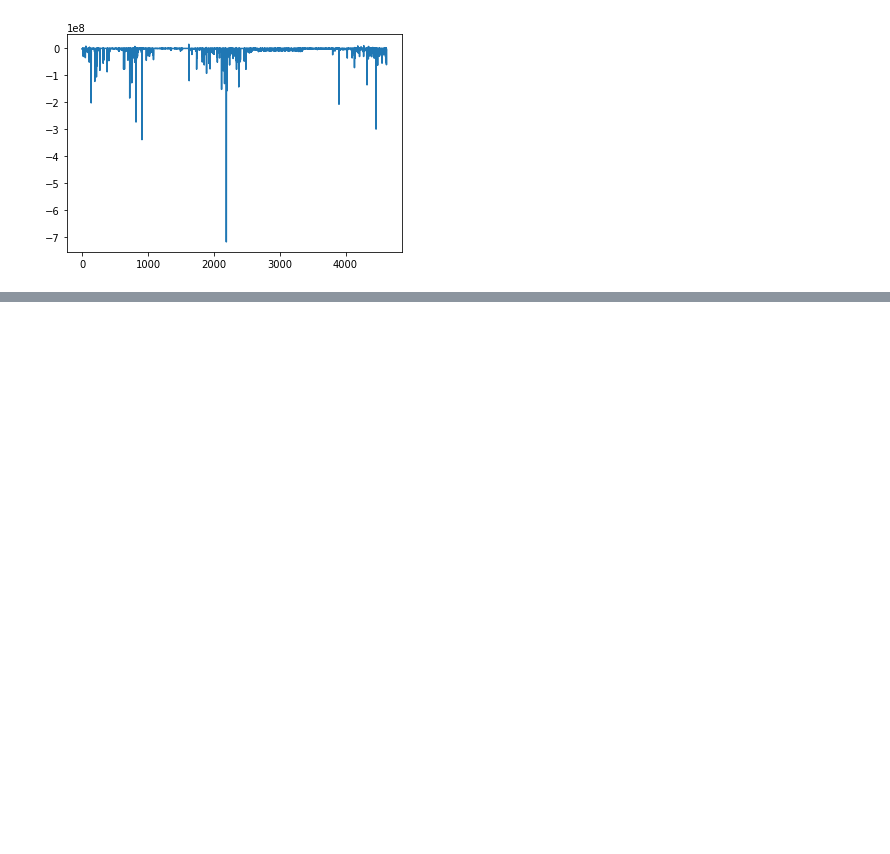
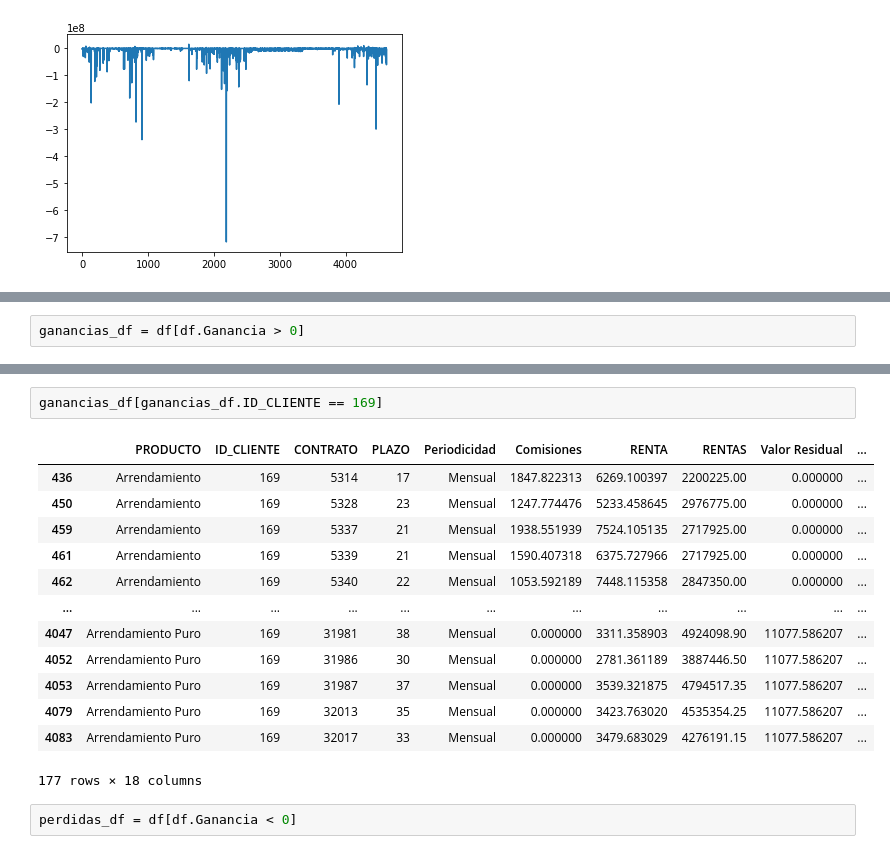
Before and after one commit to raarv/ds1, a Jupyter notebook: eda.ipynb, the cells around one changed output, grey strips where cells are left out. Saved outputs shown, nothing was run; the diff lists cells and outputs as text; blank space fills up the shorter version.

Commit message:
segundo análisis, mejor y peor cliente

```diff
--- a/eda.ipynb
+++ b/eda.ipynb
@@ -166,3 +113,5 @@ df[df.Ganancia < -1e+08]
 | 4327 | Arrendamiento | 417 | 33285 | 54 | Mensual | 1.969774e+05 | 216189.214570 | 5.724274e+08 | 2.085599e+05 | ... |
 | 4464 | Arrendamiento Puro | 439 | 34250 | 48 | Mensual | 0.000000e+00 | 380225.354778 | 1.069291e+09 | 3.776875e+05 | ... |
 | 4465 | Arrendamiento Puro | 439 | 34298 | 69 | Mensual | 0.000000e+00 | 102605.684900 | 4.243915e+08 | 1.042475e+05 | ... |
+# %%
+ganancias_df = df[df.Ganancia > 0]
@@ -168,0 +133,18 @@ df[df.Ganancia < -1e+08]
+# %%
+ganancias_df[ganancias_df.ID_CLIENTE == 169]
+# %% [output]
+|  | PRODUCTO | ID_CLIENTE | CONTRATO | PLAZO | Periodicidad | Comisiones | RENTA | RENTAS | Valor Residual | ... |
+| 436 | Arrendamiento | 169 | 5314 | 17 | Mensual | 1847.822313 | 6269.100397 | 2200225.00 | 0.000000 | ... |
+| 450 | Arrendamiento | 169 | 5328 | 23 | Mensual | 1247.774476 | 5233.458645 | 2976775.00 | 0.000000 | ... |
+| 459 | Arrendamiento | 169 | 5337 | 21 | Mensual | 1938.551939 | 7524.105135 | 2717925.00 | 0.000000 | ... |
+| 461 | Arrendamiento | 169 | 5339 | 21 | Mensual | 1590.407318 | 6375.727966 | 2717925.00 | 0.000000 | ... |
+| 462 | Arrendamiento | 169 | 5340 | 22 | Mensual | 1053.592189 | 7448.115358 | 2847350.00 | 0.000000 | ... |
+| ... | ... | ... | ... | ... | ... | ... | ... | ... | ... | ... |
+| 4047 | Arrendamiento Puro | 169 | 31981 | 38 | Mensual | 0.000000 | 3311.358903 | 4924098.90 | 11077.586207 | ... |
+| 4052 | Arrendamiento Puro | 169 | 31986 | 30 | Mensual | 0.000000 | 2781.361189 | 3887446.50 | 11077.586207 | ... |
+| 4053 | Arrendamiento Puro | 169 | 31987 | 37 | Mensual | 0.000000 | 3539.321875 | 4794517.35 | 11077.586207 | ... |
+| 4079 | Arrendamiento Puro | 169 | 32013 | 35 | Mensual | 0.000000 | 3423.763020 | 4535354.25 | 11077.586207 | ... |
+| 4083 | Arrendamiento Puro | 169 | 32017 | 33 | Mensual | 0.000000 | 3479.683029 | 4276191.15 | 11077.586207 | ... |
+177 rows × 18 columns
+# %%
+perdidas_df = df[df.Ganancia < 0]
```
Also changed, not shown: parts of 10 cells of this notebook.
